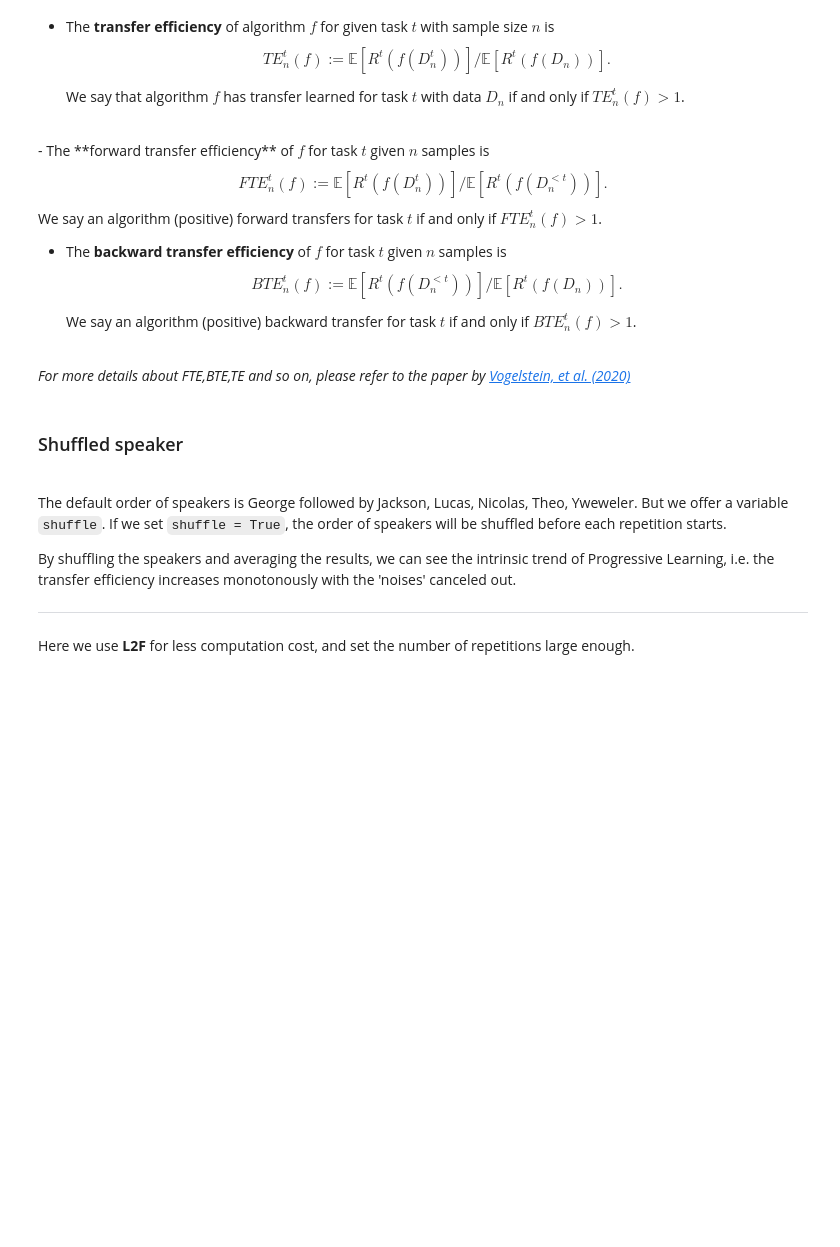
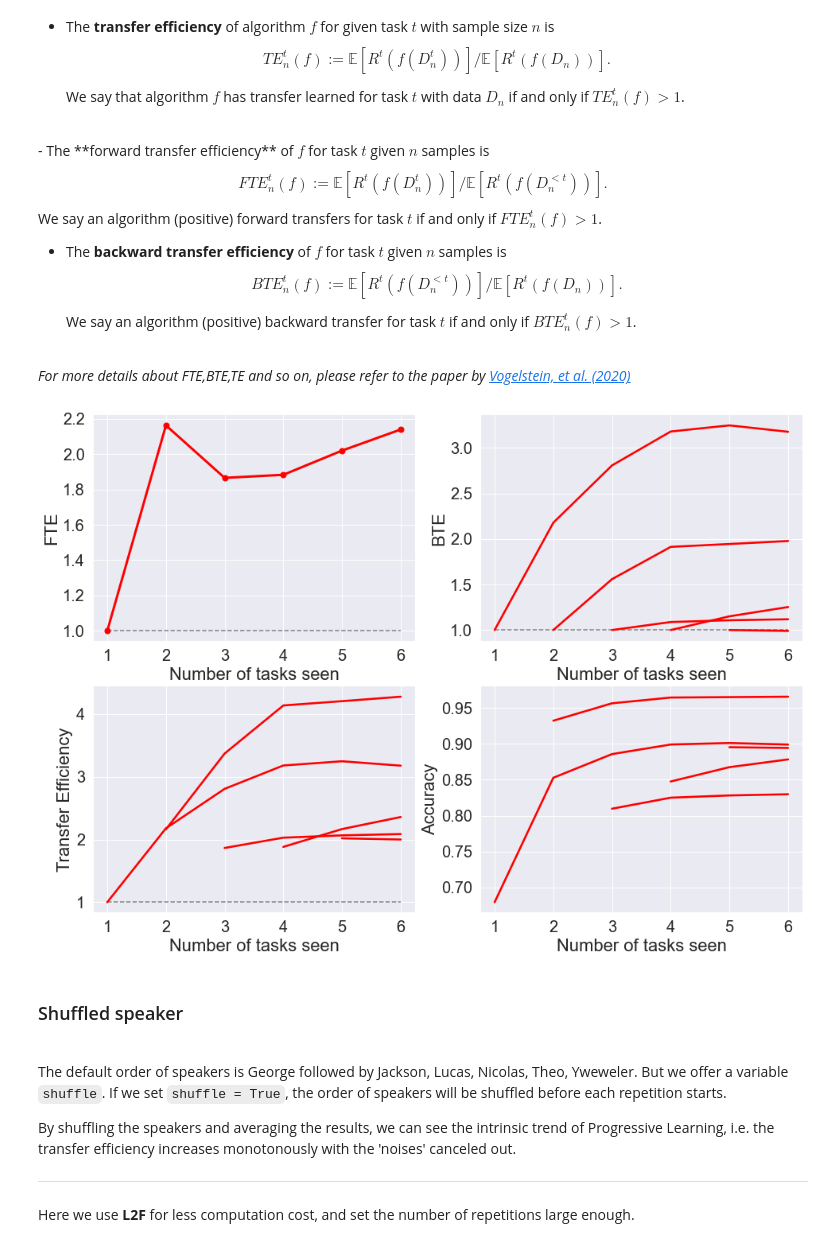
Before and after one commit to chenyugoal/ProgLearn, a Jupyter notebook: benchmarks/spoken_digit_exp/spoken_digit_exp.ipynb, the cells around one changed output. Saved outputs shown, nothing was run; the diff lists cells and outputs as text; code cells hidden in the pictures; blank space fills up the shorter version.

Commit message:
push figures

```diff
--- a/benchmarks/spoken_digit_exp/spoken_digit_exp.ipynb
+++ b/benchmarks/spoken_digit_exp/spoken_digit_exp.ipynb
@@ -122,8 +122,10 @@ $$BTE_n^t(f):=\mathbb{E}[R^t(f(D_n^{<t}))]/\mathbb{E}[R^t(f(D_n))].$$
 # %%
 from spoken_digit_functions import calculate_results, plot_results
 
-acc, bte, fte, te = calculate_results(accuracy_all_dnn_shuffle)
+acc, bte, fte, te = calculate_results(accuracy_all_dnn)
 plot_results(acc, bte, fte, te)
+# %% [output]
+[figure, added]
 # %% [markdown]
 ### Shuffled speaker
 <br>
```
Also changed, not shown: parts of 5 cells of this notebook, 18 other files.
